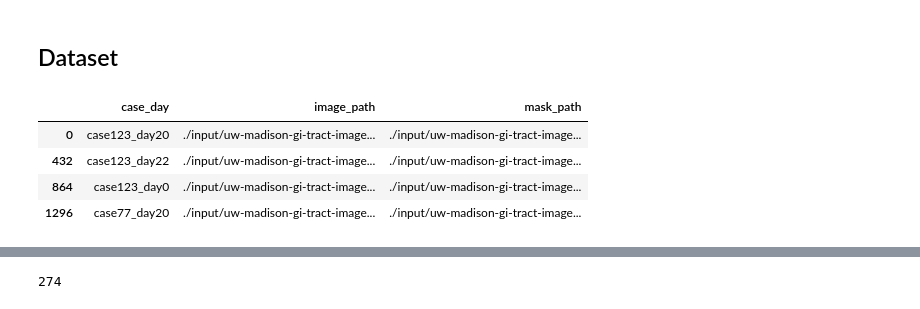
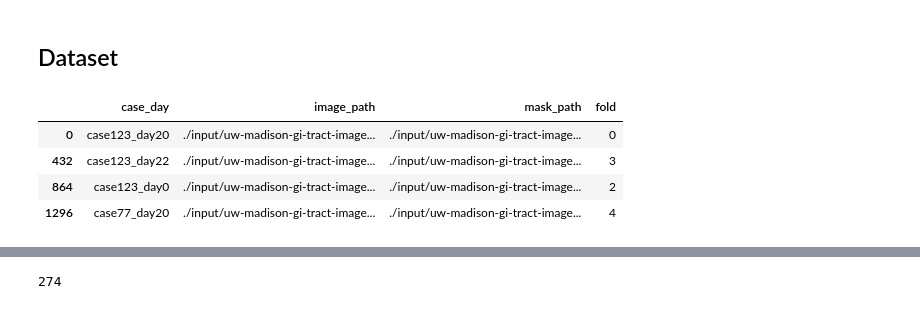
Before and after one commit to donguklim/uw_madison_unet, a Jupyter notebook: train.ipynb, the cells around one changed output, grey strips where cells are left out. Saved outputs shown, nothing was run; the diff lists cells and outputs as text; code cells hidden in the pictures.

```diff
--- a/train.ipynb
+++ b/train.ipynb
@@ -93,0 +170,17 @@ class ImageDataset(torch.utils.data.Dataset):
+# %%
+# function for assigning fold to Data frame rows
+
+def assign_fold_to_df(df, num_folds=5):
+    num_rows = len(df)
+    folds = np.zeros(num_rows, dtype='uint8')
+    fold_vals = [i for i in range(num_folds)]
+    indices = [i for i in range(num_rows)]
+    random.shuffle(indices)
+    random.shuffle(fold_vals)
+    for i in indices:
+        folds[i] = fold_vals[i % num_folds]
+
+     # not shuffling fold_vals will cause some fold indices to always get less number of items than other fold indices.
+    # EX: number of items is 2, and num_folds = 3. Assigning fold index with order [0,1,2] will make only fold-0 and fold-1 get an item, while fold-2 has 0 item.
+
+    df['fold'] = folds
@@ -94,16 +210,18 @@ class ImageDataset(torch.utils.data.Dataset):
 # %%
-# Taking a look at the dataset
+# Load data frame
+
 df_train = pd.read_csv('./input/uw-madison-gi-tract-image-segmentation/train.csv')
 train_path = './input/uw-madison-gi-tract-image-segmentation/train'
 df_train['case_day'] = df_train['id'].map(lambda x: x.split('_slice')[0])
 df_train.drop(columns=['class', 'segmentation', 'id'], inplace=True)
 df_train.drop_duplicates(inplace=True)
 df_train['image_path'] = df_train['case_day'].map(lambda x: f'{train_path}/' + x.split('_')[0] + f'/{x}/scans')
 df_train['mask_path'] =  df_train['case_day'].map(lambda x: f'{train_path}/' + x.split('_')[0] + f'/{x}/masks3D/{x}.npy')
+assign_fold_to_df(df_train)
 df_train.head(4)
 # %% [output]
-|  | case_day | image_path | mask_path |
-| 0 | case123_day20 | ./input/uw-madison-gi-tract-image... | ./input/uw-madison-gi-tract-image... |
-| 432 | case123_day22 | ./input/uw-madison-gi-tract-image... | ./input/uw-madison-gi-tract-image... |
-| 864 | case123_day0 | ./input/uw-madison-gi-tract-image... | ./input/uw-madison-gi-tract-image... |
-| 1296 | case77_day20 | ./input/uw-madison-gi-tract-image... | ./input/uw-madison-gi-tract-image... |
+|  | case_day | image_path | mask_path | fold |
+| 0 | case123_day20 | ./input/uw-madison-gi-tract-image... | ./input/uw-madison-gi-tract-image... | 0 |
+| 432 | case123_day22 | ./input/uw-madison-gi-tract-image... | ./input/uw-madison-gi-tract-image... | 3 |
+| 864 | case123_day0 | ./input/uw-madison-gi-tract-image... | ./input/uw-madison-gi-tract-image... | 2 |
+| 1296 | case77_day20 | ./input/uw-madison-gi-tract-image... | ./input/uw-madison-gi-tract-image... | 4 |
```
Also changed, not shown: parts of 29 cells of this notebook.
